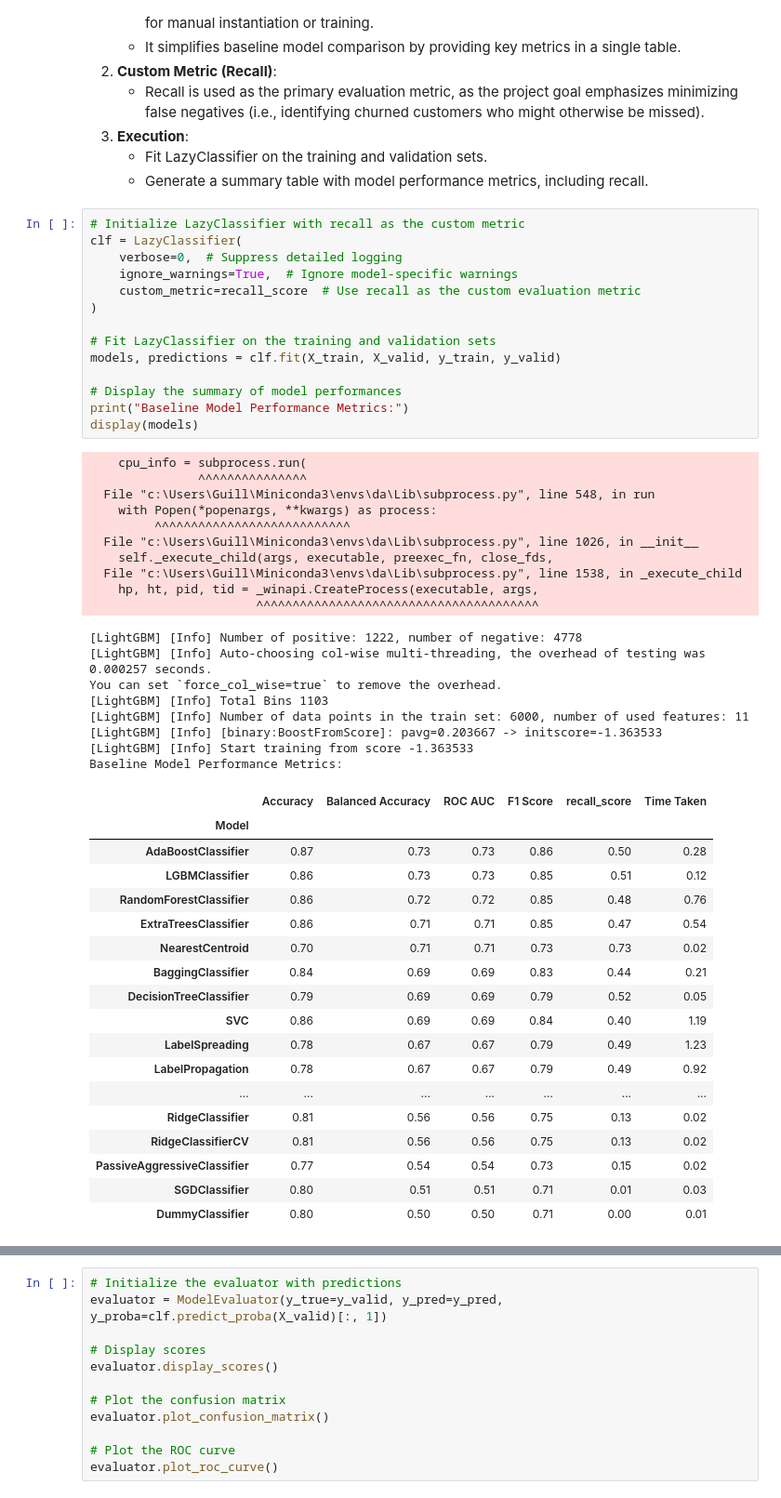
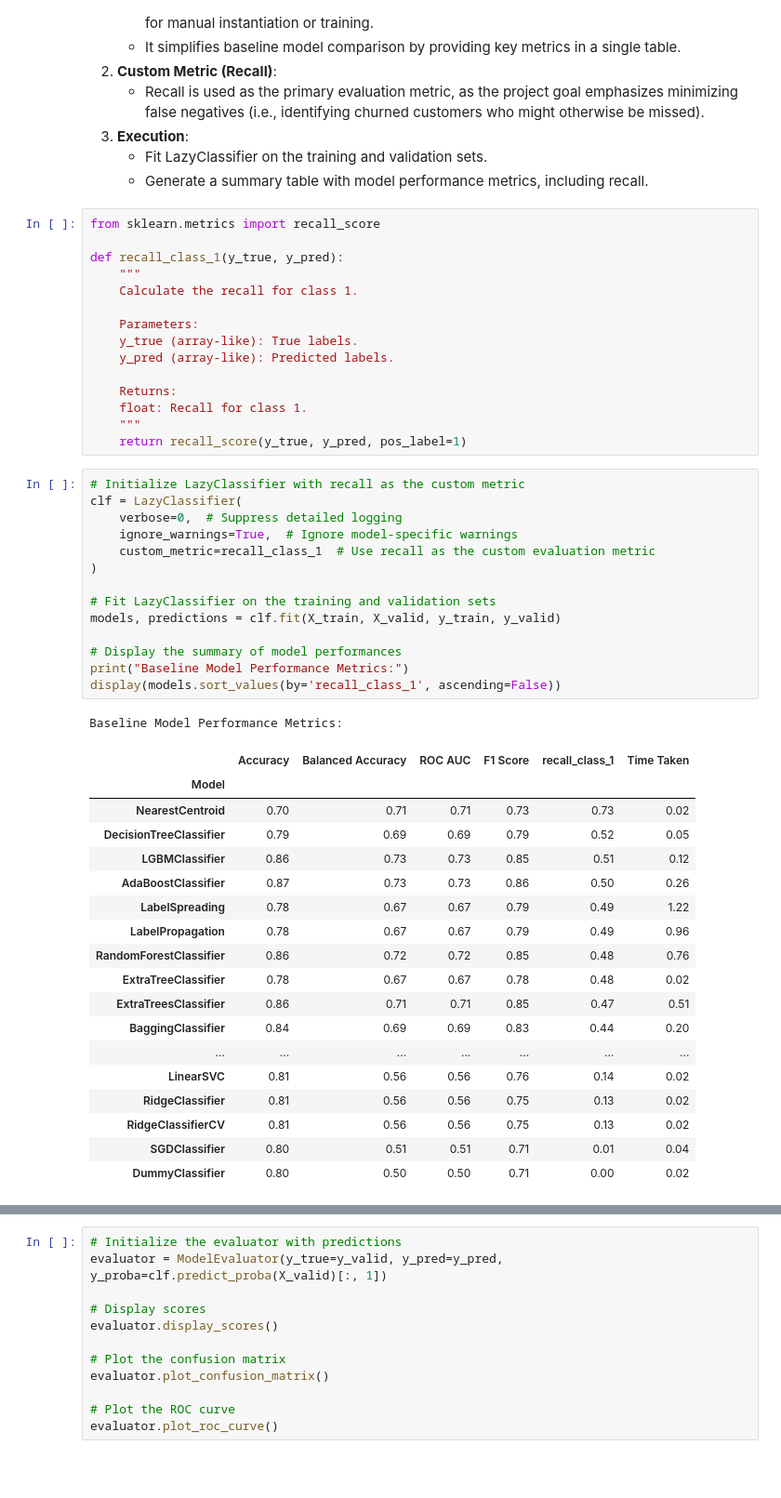
Before and after one commit to TT-DataProjects/s10-beta_bank, a Jupyter notebook: notebooks/S10-BetaBank-churn.ipynb, the cells around one changed output, grey strips where cells are left out. Shown at 93% size. Cells and saved outputs as stored; diff of their text form; blank space fills up the shorter version.

```diff
--- a/notebooks/S10-BetaBank-churn.ipynb
+++ b/notebooks/S10-BetaBank-churn.ipynb
@@ -358,54 +361,52 @@ Usamos `random_seed = 42`, y estratificacion en la columna objetivo `y_resampled
 3. **Execution**:
    - Fit LazyClassifier on the training and validation sets.
    - Generate a summary table with model performance metrics, including recall.
+# %%
+from sklearn.metrics import recall_score
+
+def recall_class_1(y_true, y_pred):
+    """
+    Calculate the recall for class 1.
+
+    Parameters:
+    y_true (array-like): True labels.
+    y_pred (array-like): Predicted labels.
+
+    Returns:
+    float: Recall for class 1.
+    """
+    return recall_score(y_true, y_pred, pos_label=1)
 # %%
 # Initialize LazyClassifier with recall as the custom metric
 clf = LazyClassifier(
     verbose=0,  # Suppress detailed logging
     ignore_warnings=True,  # Ignore model-specific warnings
-    custom_metric=recall_score  # Use recall as the custom evaluation metric
+    custom_metric=recall_class_1  # Use recall as the custom evaluation metric
 )
 
 # Fit LazyClassifier on the training and validation sets
 models, predictions = clf.fit(X_train, X_valid, y_train, y_valid)
 
 # Display the summary of model performances
 print("Baseline Model Performance Metrics:")
-display(models)
+display(models.sort_values(by='recall_class_1', ascending=False))
 # %% [output]
-    cpu_info = subprocess.run(
-               ^^^^^^^^^^^^^^^
-  File "c:\Users\Guill\Miniconda3\envs\da\Lib\subprocess.py", line 548, in run
-    with Popen(*popenargs, **kwargs) as process:
-         ^^^^^^^^^^^^^^^^^^^^^^^^^^^
-  File "c:\Users\Guill\Miniconda3\envs\da\Lib\subprocess.py", line 1026, in __init__
-    self._execute_child(args, executable, preexec_fn, close_fds,
-  File "c:\Users\Guill\Miniconda3\envs\da\Lib\subprocess.py", line 1538, in _execute_child
-    hp, ht, pid, tid = _winapi.CreateProcess(executable, args,
-                       ^^^^^^^^^^^^^^^^^^^^^^^^^^^^^^^^^^^^^^^
+Baseline Model Performance Metrics:
-[LightGBM] [Info] Number of positive: 1222, number of negative: 4778
-[LightGBM] [Info] Auto-choosing col-wise multi-threading, the overhead of testing was 0.000257 seconds.
-You can set `force_col_wise=true` to remove the overhead.
-[LightGBM] [Info] Total Bins 1103
-[LightGBM] [Info] Number of data points in the train set: 6000, number of used features: 11
-[LightGBM] [Info] [binary:BoostFromScore]: pavg=0.203667 -> initscore=-1.363533
-[LightGBM] [Info] Start training from score -1.363533
-Baseline Model Performance Metrics:
-|  | Accuracy | Balanced Accuracy | ROC AUC | F1 Score | recall_score | Time Taken |
+|  | Accuracy | Balanced Accuracy | ROC AUC | F1 Score | recall_class_1 | Time Taken |
 | Model |  |  |  |  |  |  |
-| AdaBoostClassifier | 0.87 | 0.73 | 0.73 | 0.86 | 0.50 | 0.28 |
+| NearestCentroid | 0.70 | 0.71 | 0.71 | 0.73 | 0.73 | 0.02 |
+| DecisionTreeClassifier | 0.79 | 0.69 | 0.69 | 0.79 | 0.52 | 0.05 |
 | LGBMClassifier | 0.86 | 0.73 | 0.73 | 0.85 | 0.51 | 0.12 |
+| AdaBoostClassifier | 0.87 | 0.73 | 0.73 | 0.86 | 0.50 | 0.26 |
+| LabelSpreading | 0.78 | 0.67 | 0.67 | 0.79 | 0.49 | 1.22 |
+| LabelPropagation | 0.78 | 0.67 | 0.67 | 0.79 | 0.49 | 0.96 |
 | RandomForestClassifier | 0.86 | 0.72 | 0.72 | 0.85 | 0.48 | 0.76 |
-| ExtraTreesClassifier | 0.86 | 0.71 | 0.71 | 0.85 | 0.47 | 0.54 |
-| NearestCentroid | 0.70 | 0.71 | 0.71 | 0.73 | 0.73 | 0.02 |
-| BaggingClassifier | 0.84 | 0.69 | 0.69 | 0.83 | 0.44 | 0.21 |
-| DecisionTreeClassifier | 0.79 | 0.69 | 0.69 | 0.79 | 0.52 | 0.05 |
-| SVC | 0.86 | 0.69 | 0.69 | 0.84 | 0.40 | 1.19 |
-| LabelSpreading | 0.78 | 0.67 | 0.67 | 0.79 | 0.49 | 1.23 |
-| LabelPropagation | 0.78 | 0.67 | 0.67 | 0.79 | 0.49 | 0.92 |
+| ExtraTreeClassifier | 0.78 | 0.67 | 0.67 | 0.78 | 0.48 | 0.02 |
+| ExtraTreesClassifier | 0.86 | 0.71 | 0.71 | 0.85 | 0.47 | 0.51 |
+| BaggingClassifier | 0.84 | 0.69 | 0.69 | 0.83 | 0.44 | 0.20 |
 | ... | ... | ... | ... | ... | ... | ... |
+| LinearSVC | 0.81 | 0.56 | 0.56 | 0.76 | 0.14 | 0.02 |
 | RidgeClassifier | 0.81 | 0.56 | 0.56 | 0.75 | 0.13 | 0.02 |
 | RidgeClassifierCV | 0.81 | 0.56 | 0.56 | 0.75 | 0.13 | 0.02 |
-| PassiveAggressiveClassifier | 0.77 | 0.54 | 0.54 | 0.73 | 0.15 | 0.02 |
-| SGDClassifier | 0.80 | 0.51 | 0.51 | 0.71 | 0.01 | 0.03 |
-| DummyClassifier | 0.80 | 0.50 | 0.50 | 0.71 | 0.00 | 0.01 |
+| SGDClassifier | 0.80 | 0.51 | 0.51 | 0.71 | 0.01 | 0.04 |
+| DummyClassifier | 0.80 | 0.50 | 0.50 | 0.71 | 0.00 | 0.02 |
```
Also changed, not shown: parts of 16 cells of this notebook.
